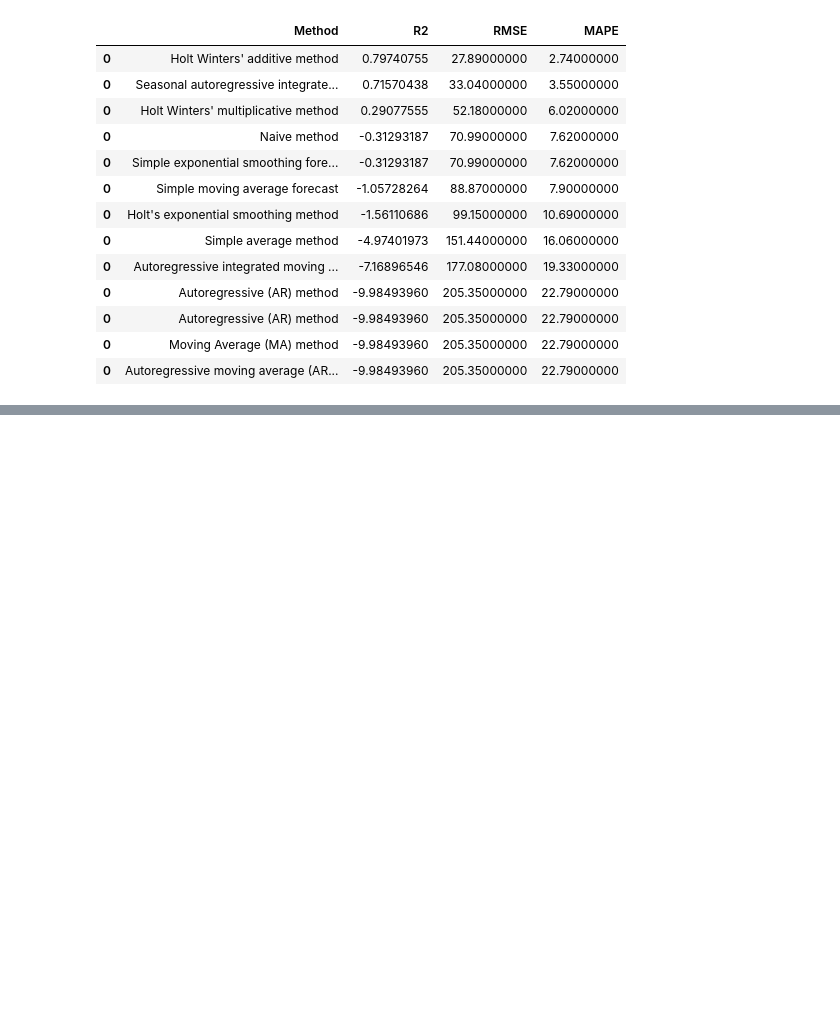
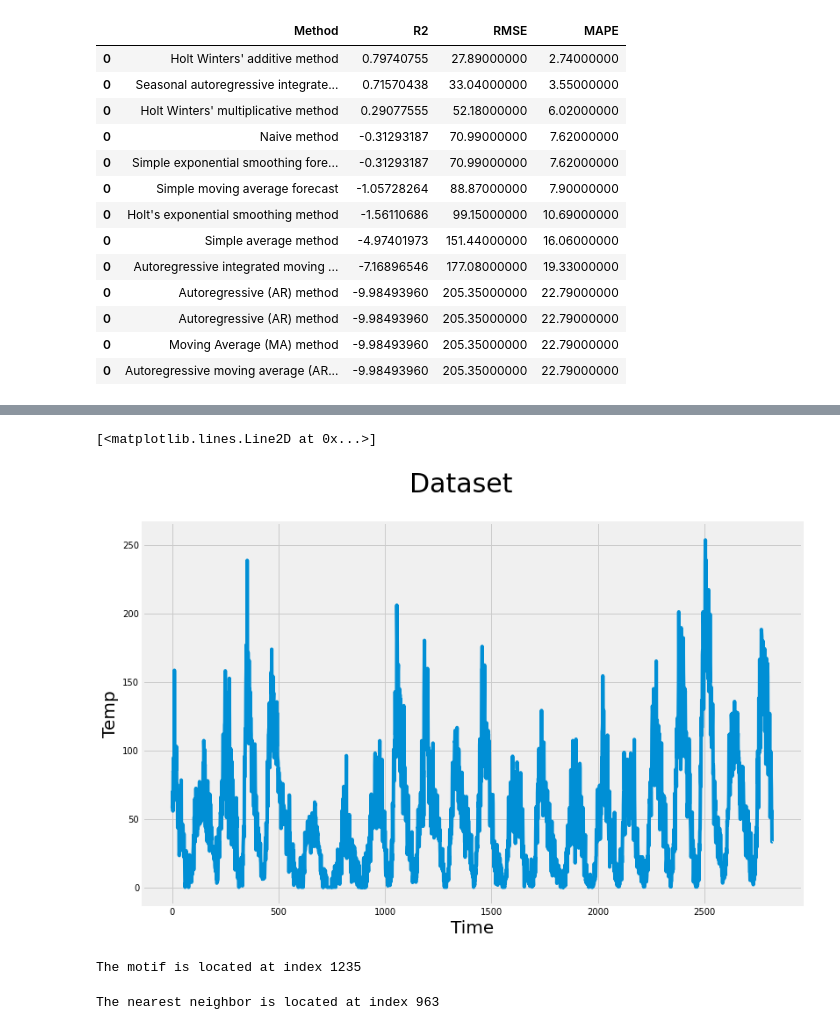
Before and after one commit to christophersingh/Master, a Jupyter notebook: Time_Series_After_Super_Bowl.ipynb, the cells around one changed output, grey strips where cells are left out. Cells and saved outputs as stored; diff of their text form; code cells hidden in the pictures; blank space fills up the shorter version.

```diff
--- a/Time_Series_After_Super_Bowl.ipynb
+++ b/Time_Series_After_Super_Bowl.ipynb
@@ -923,0 +938,6 @@ results.sort_values('R2', ascending=False)
+# %%
+df = pd.read_csv('https://raw.githubusercontent.com/jbrownlee/Datasets/master/monthly-sunspots.csv')
+df['timestamp'] = pd.to_datetime(df['Month'])
+df['Temp'] = df['Sunspots']
+df.drop(['Sunspots', 'Month'], axis=1, inplace=True)
+df
@@ -923,0 +958,8 @@ results.sort_values('R2', ascending=False)
+# %%
+plt.suptitle('Dataset', fontsize='30')
+plt.xlabel('Time', fontsize ='20')
+plt.ylabel('Temp', fontsize='20')
+plt.plot(df['Temp'].values)
+# %% [output]
+[<matplotlib.lines.Line2D at 0x...>]
+[figure, added]
@@ -923,0 +969,11 @@ results.sort_values('R2', ascending=False)
+# %%
+motif_idx = np.argsort(mp[:, 0])[0]
+print(f"The motif is located at index {motif_idx}")
+# %% [output]
+The motif is located at index 1235
+# %%
+nearest_neighbor_idx = mp[motif_idx, 1]
+
+print(f"The nearest neighbor is located at index {nearest_neighbor_idx}")
+# %% [output]
+The nearest neighbor is located at index 963
```
Also changed, not shown: parts of 63 cells of this notebook.
